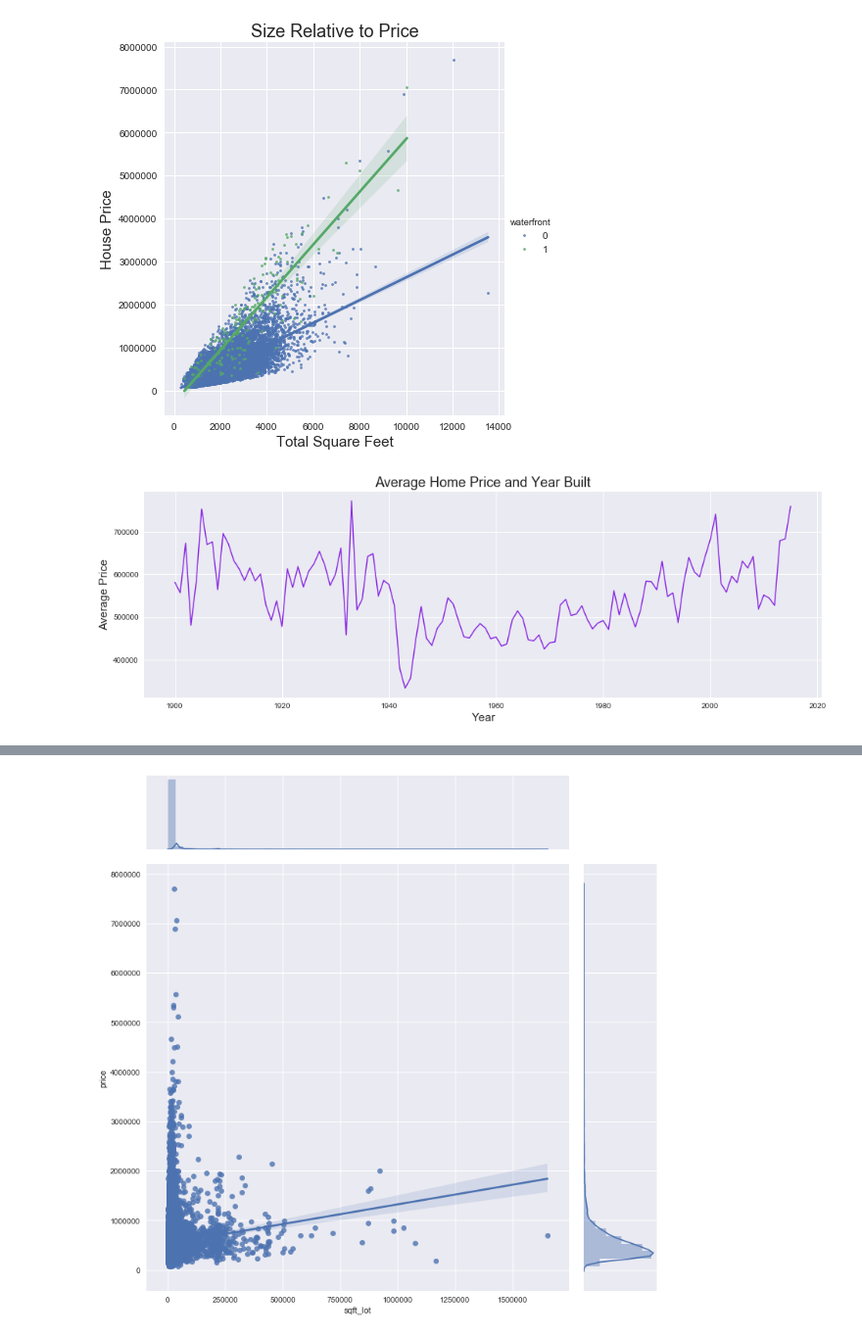
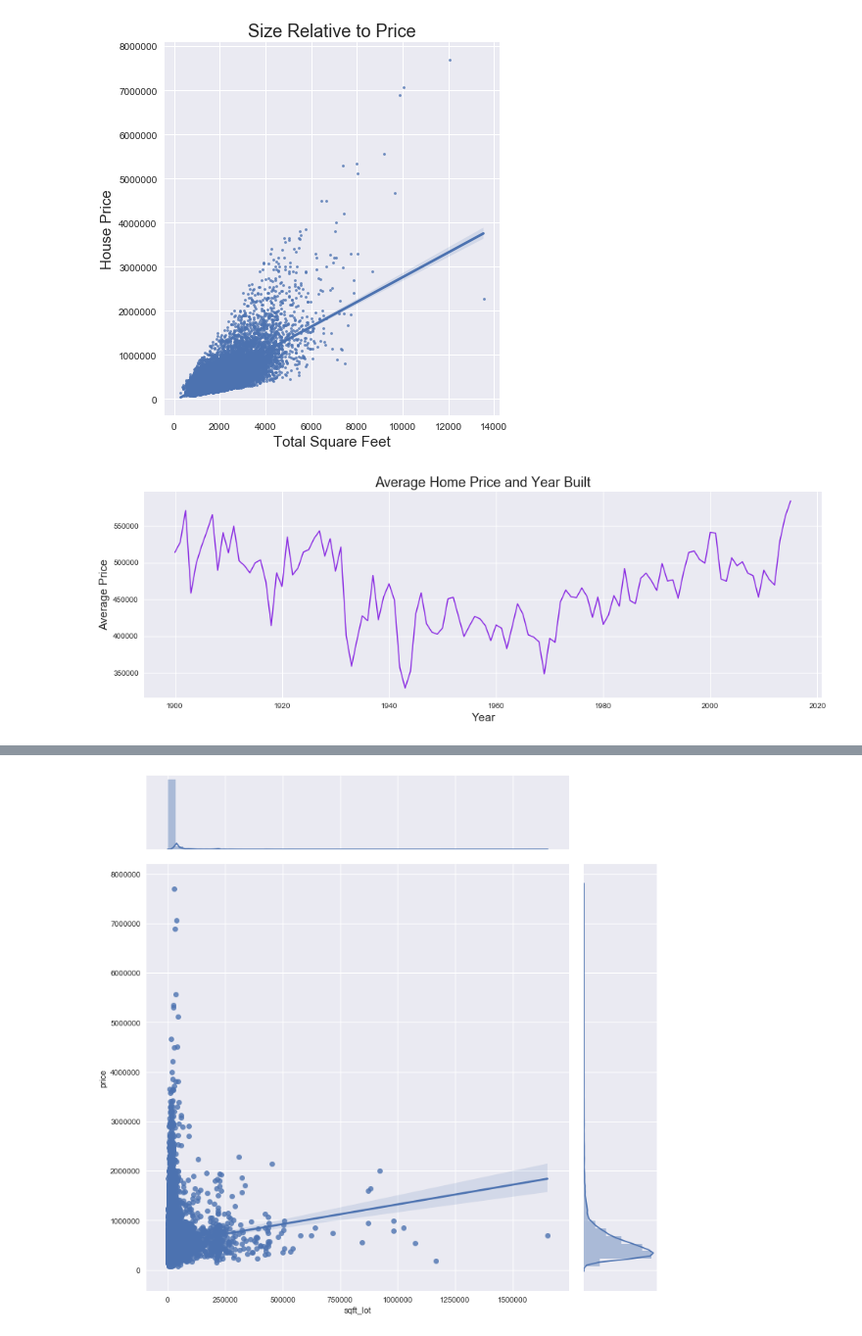
Before and after one commit to Banner10/Phase_2_Project, a Jupyter notebook: Visualizations.ipynb, the cells around one changed output, grey strips where cells are left out. Shown at 98% size. Saved outputs shown, nothing was run; the diff lists cells and outputs as text; code cells hidden in the pictures.

```diff
--- a/Visualizations.ipynb
+++ b/Visualizations.ipynb
@@ -53,18 +61,18 @@ fig.show()
 # %%
-sns.lmplot(x='sqft_living', y='price', data=df_house, scatter_kws={'s':8}, hue='waterfront', height=6)
+sns.lmplot(x='sqft_living', y='price', data=df_house, scatter_kws={'s':8}, height=6)
 
 plt.title('Size Relative to Price', size=18)
 plt.ylabel('House Price', size=15)
 plt.xlabel('Total Square Feet', size=15)
 
 
 plt.show()
 # %% [output]
-[figure, old version]
+[figure, new version]
 # %%
 plt.figure(figsize=(16,5))
 
-sns.lineplot(x='yr_built', y='price', data=df_house,linewidth=1.5, color='blueviolet', ci=None)
+sns.lineplot(x='yr_built', y='price', data=df_house_cleaned,linewidth=1.5, color='blueviolet', ci=None)
 
 plt.title('Average Home Price and Year Built', size=18)
 plt.ylabel('Average Price', size=15)
@@ -72,4 +80,4 @@ plt.xlabel('Year', size=15)
 
 plt.show()
 # %% [output]
-[figure, old version]
+[figure, new version]
```
Also changed, not shown: parts of 10 cells of this notebook, 7 other files.
